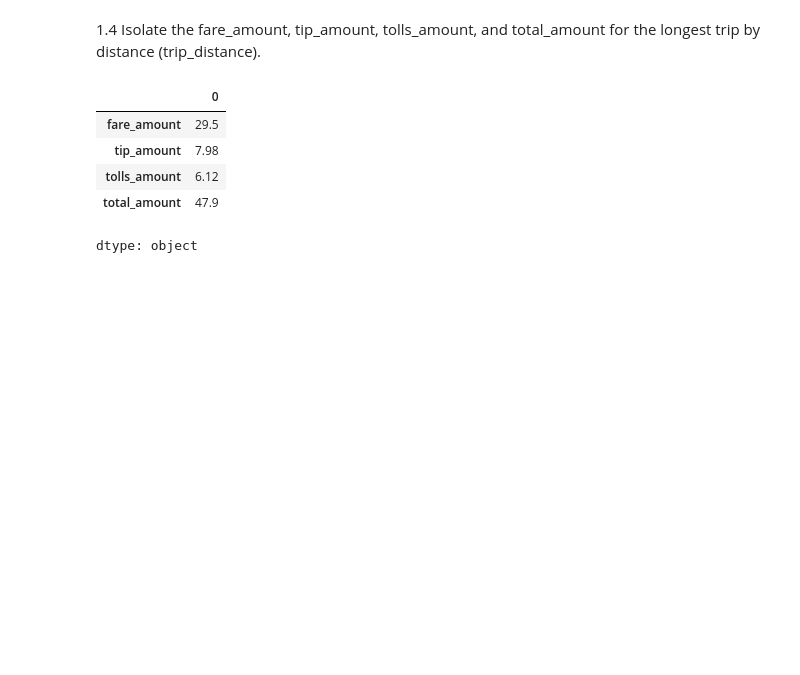
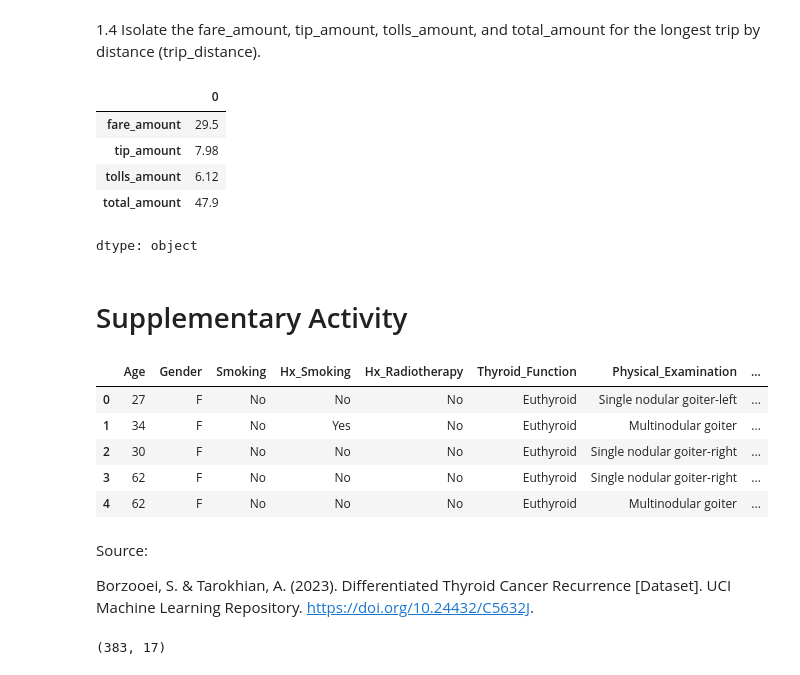
Before and after one commit to Sabillena/CPE310_Sabillena, a Jupyter notebook: CPE310_Hands_on_Activity_6_2_Getting_Started_with_Pandas.ipynb, the cells around one changed output. Saved outputs shown, nothing was run; the diff lists cells and outputs as text; code cells hidden in the pictures; blank space fills up the shorter version.

```diff
--- a/CPE310_Hands_on_Activity_6_2_Getting_Started_with_Pandas.ipynb
+++ b/CPE310_Hands_on_Activity_6_2_Getting_Started_with_Pandas.ipynb
@@ -49,3 +50,29 @@ longest_trip
 | tolls_amount | 6.12 |
 | total_amount | 47.9 |
 dtype: object
+# %% [markdown]
+# Supplementary Activity
+# %%
+# 1. Create a DataFrame & examine the first 5 rows.
+
+import pandas as pd
+
+Thyroid_Differentiated = pd.read_csv('/content/Thyroid_Diff.csv', nrows = 5)
+Thyroid_Differentiated
+# %% [output]
+|  | Age | Gender | Smoking | Hx_Smoking | Hx_Radiotherapy | Thyroid_Function | Physical_Examination | ... |
+| 0 | 27 | F | No | No | No | Euthyroid | Single nodular goiter-left | ... |
+| 1 | 34 | F | No | Yes | No | Euthyroid | Multinodular goiter | ... |
+| 2 | 30 | F | No | No | No | Euthyroid | Single nodular goiter-right | ... |
+| 3 | 62 | F | No | No | No | Euthyroid | Single nodular goiter-right | ... |
+| 4 | 62 | F | No | No | No | Euthyroid | Multinodular goiter | ... |
+# %% [markdown]
+Source:
+
+Borzooei, S. & Tarokhian, A. (2023). Differentiated Thyroid Cancer Recurrence [Dataset]. UCI Machine Learning Repository. https://doi.org/10.24432/C5632J.
+# %%
+# 2. Find the dimensions (number of rows and columns)
+df = pd.read_csv('Thyroid_Diff.csv')
+df.shape
+# %% [output]
+(383, 17)
```
Also changed, not shown: parts of 6 cells of this notebook.
